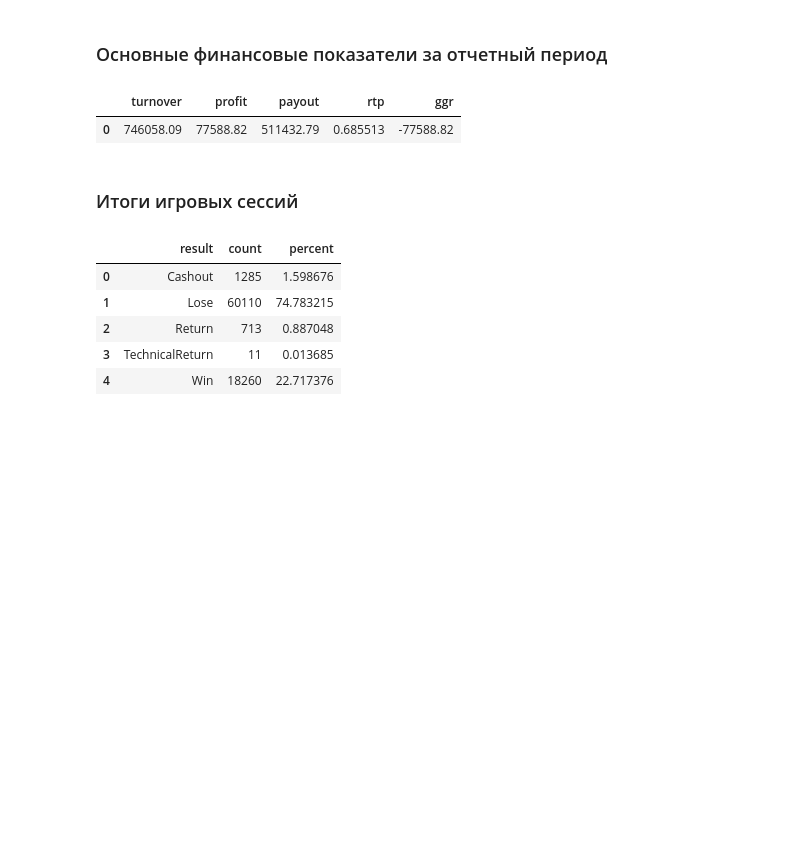
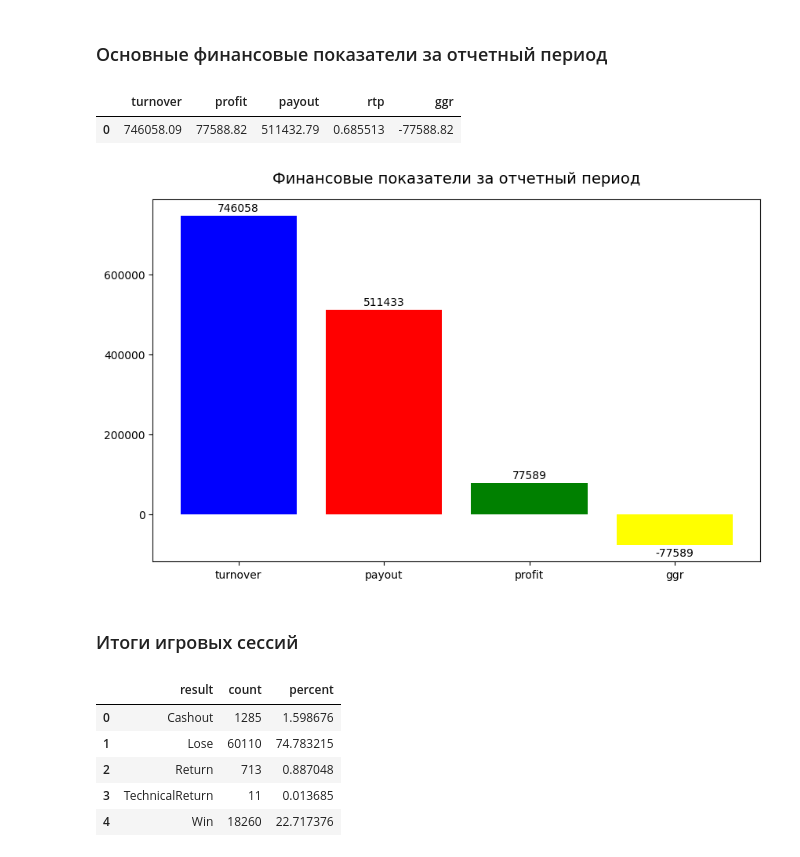
Before and after one commit to aliakseizvertouski/bet_analyse, a Jupyter notebook: bet_analyse.ipynb, the cells around one changed output. Cells and saved outputs as stored; diff of their text form; code cells hidden in the pictures; blank space fills up the shorter version.

```diff
--- a/bet_analyse.ipynb
+++ b/bet_analyse.ipynb
@@ -112,6 +104,20 @@ kpi_table
 # %% [output]
 |  | turnover | profit | payout | rtp | ggr |
 | 0 | 746058.09 | 77588.82 | 511432.79 | 0.685513 | -77588.82 |
+# %%
+plot_data = kpi_table[['turnover', 'payout', 'profit', 'ggr']].iloc[0]
+
+fig, ax = plt.subplots(figsize=(10, 6))
+
+bars = ax.bar(plot_data.index, plot_data.values, color=['blue', 'red', 'green', 'yellow'])
+
+ax.bar_label(bars, padding=2, fmt='%.0f')
+
+ax.set_title('Финансовые показатели за отчетный период', fontsize=14, pad=15)
+
+plt.show()
+# %% [output]
+[figure, added]
 # %% [markdown]
 ### Итоги игровых сессий
 # %%
```
Also changed, not shown: parts of 6 cells of this notebook.
